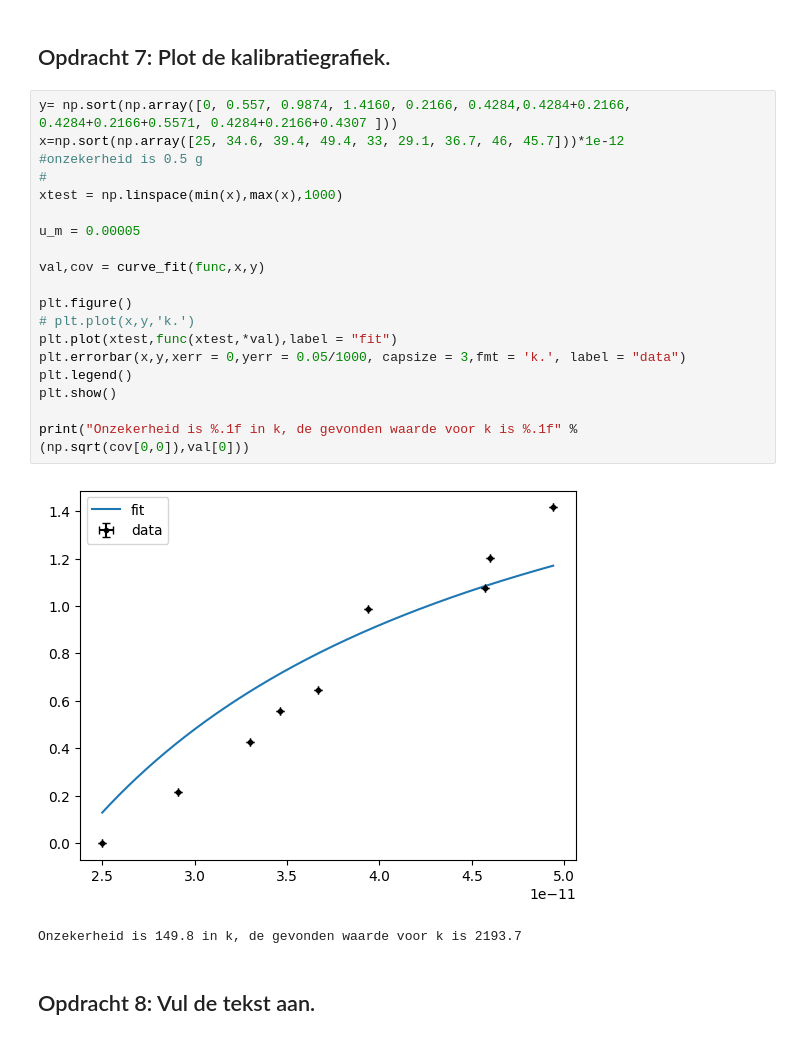
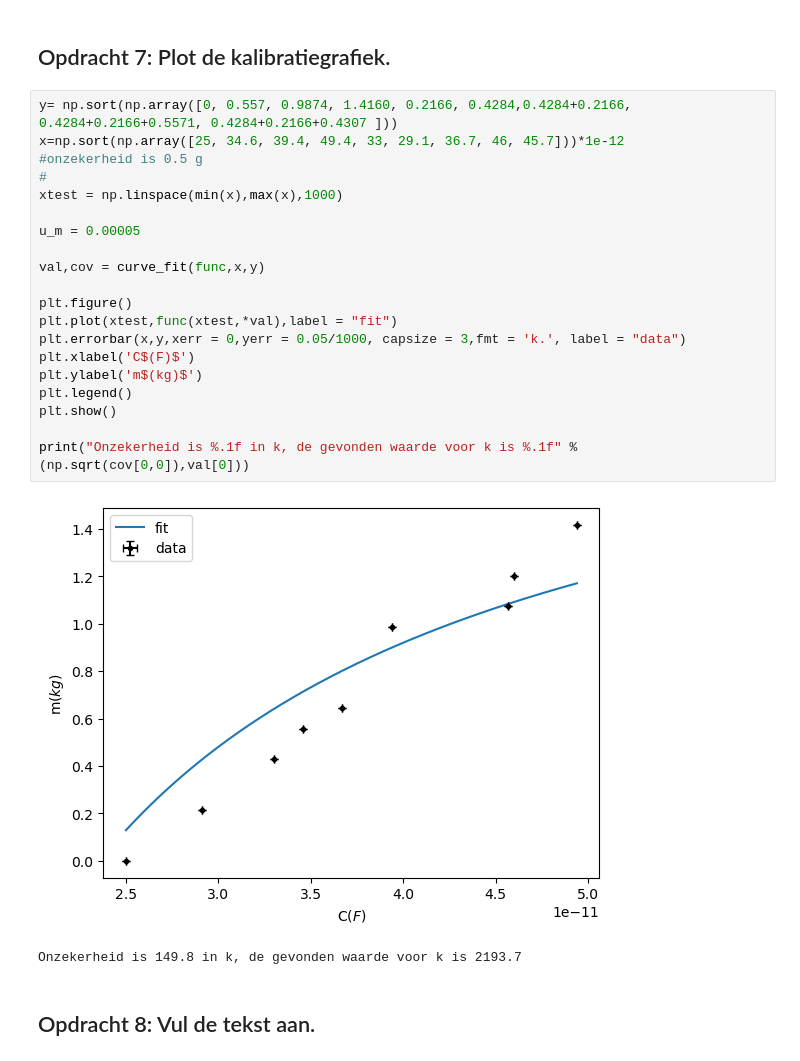
Before and after one commit to sirk3210/porkrepo, a Jupyter notebook: FysiekeOntwerpopdrachten/2OntwerpEenSensorCondensator/DEFOntwerpopdracht2OntwerpEenSensorInvulTemplate.ipynb, the cells around one changed output. Drawn from its saved outputs; the diff is of its cells as text.

```diff
--- a/FysiekeOntwerpopdrachten/2OntwerpEenSensorCondensator/DEFOntwerpopdracht2OntwerpEenSensorInvulTemplate.ipynb
+++ b/FysiekeOntwerpopdrachten/2OntwerpEenSensorCondensator/DEFOntwerpopdracht2OntwerpEenSensorInvulTemplate.ipynb
@@ -144,24 +147,25 @@ plt.show()
 # %%
 y= np.sort(np.array([0, 0.557, 0.9874, 1.4160, 0.2166, 0.4284,0.4284+0.2166, 0.4284+0.2166+0.5571, 0.4284+0.2166+0.4307 ]))
 x=np.sort(np.array([25, 34.6, 39.4, 49.4, 33, 29.1, 36.7, 46, 45.7]))*1e-12
 #onzekerheid is 0.5 g
 #
 xtest = np.linspace(min(x),max(x),1000)
 
 u_m = 0.00005
 
 val,cov = curve_fit(func,x,y)
 
 plt.figure()
-# plt.plot(x,y,'k.')
 plt.plot(xtest,func(xtest,*val),label = "fit")
 plt.errorbar(x,y,xerr = 0,yerr = 0.05/1000, capsize = 3,fmt = 'k.', label = "data")
+plt.xlabel('C$(F)$')
+plt.ylabel('m$(kg)$')
 plt.legend()
 plt.show()
 
 print("Onzekerheid is %.1f in k, de gevonden waarde voor k is %.1f" %(np.sqrt(cov[0,0]),val[0]))
 # %% [output]
-[figure, old version]
+[figure, new version]
 Onzekerheid is 149.8 in k, de gevonden waarde voor k is 2193.7
 # %% [markdown]
 ## Opdracht 8: Vul de tekst aan.
```
Also changed, not shown: parts of 6 cells of this notebook.
